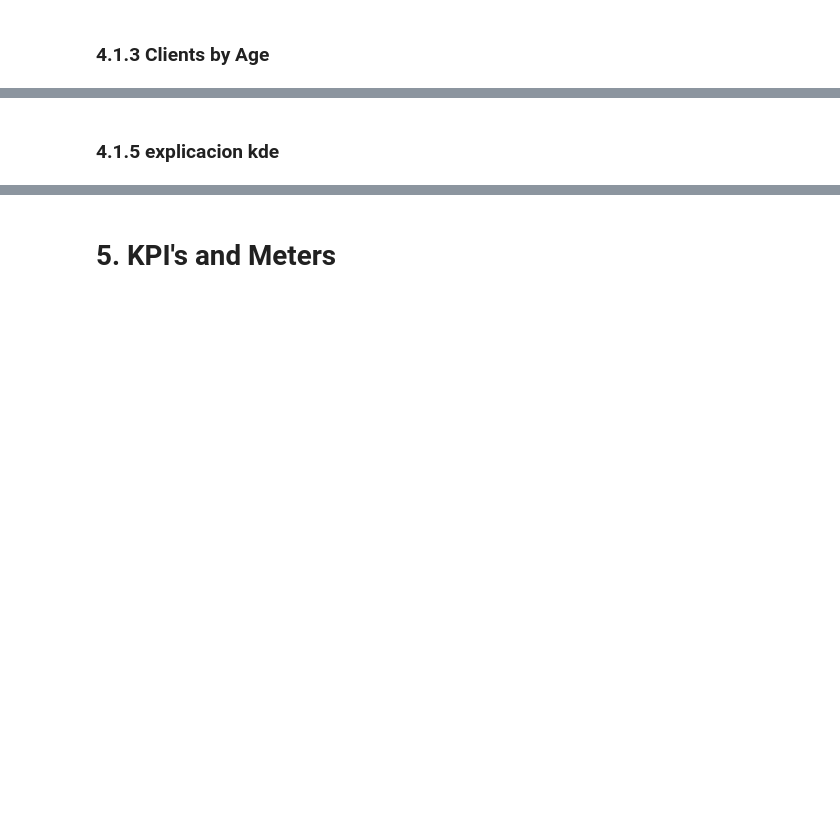
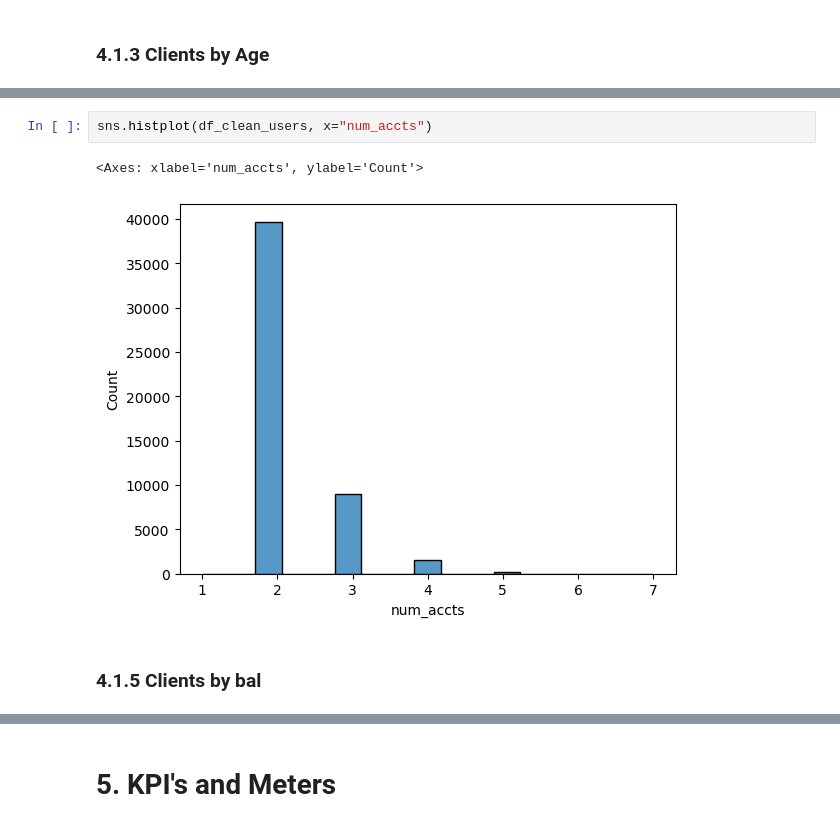
Before and after one commit to davidmoreno-gh/Vanguard-AB-Testing, a Jupyter notebook: 1. main.ipynb, the cells around one changed output, grey strips where cells are left out. Drawn from its saved outputs; the diff is of its cells as text; blank space fills up the shorter version.

```diff
--- a/1. main.ipynb
+++ b/1. main.ipynb
@@ -781,2 +909,7 @@ print(df_users['bal'].describe())
+# %%
+sns.histplot(df_clean_users, x="num_accts")
+# %% [output]
+<Axes: xlabel='num_accts', ylabel='Count'>
+[figure, added]
 # %% [markdown]
-### 4.1.5 explicacion kde
+### 4.1.5 Clients by bal
```
Also changed, not shown: parts of 45 cells of this notebook, 2 other files.
